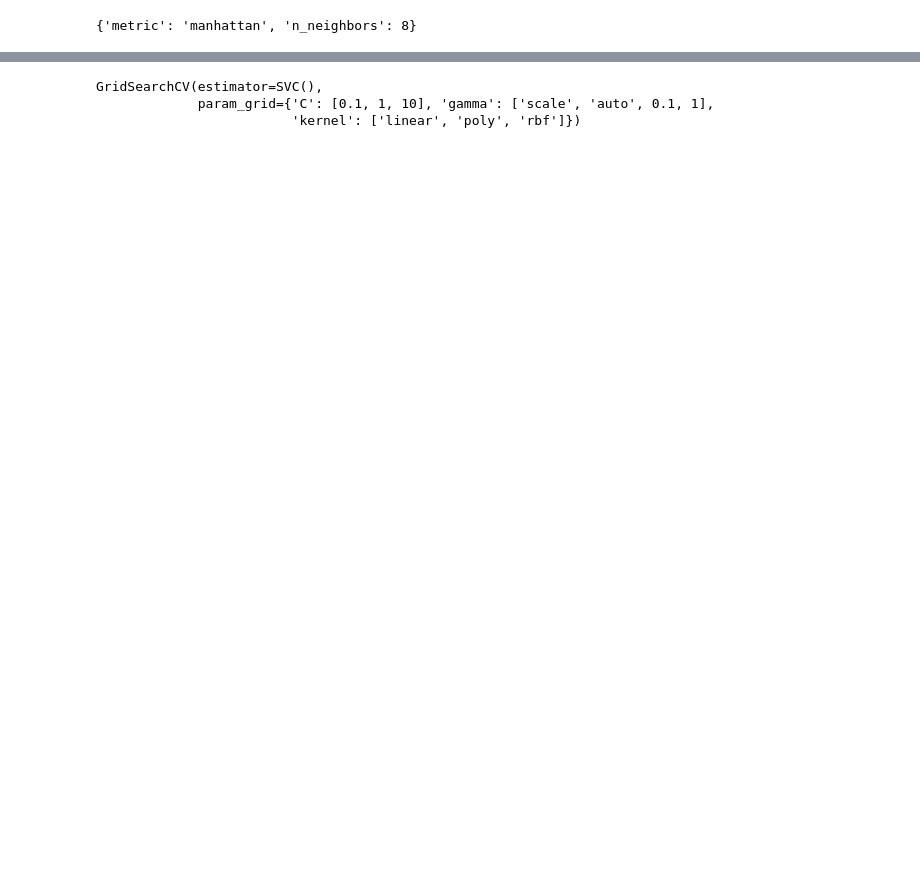
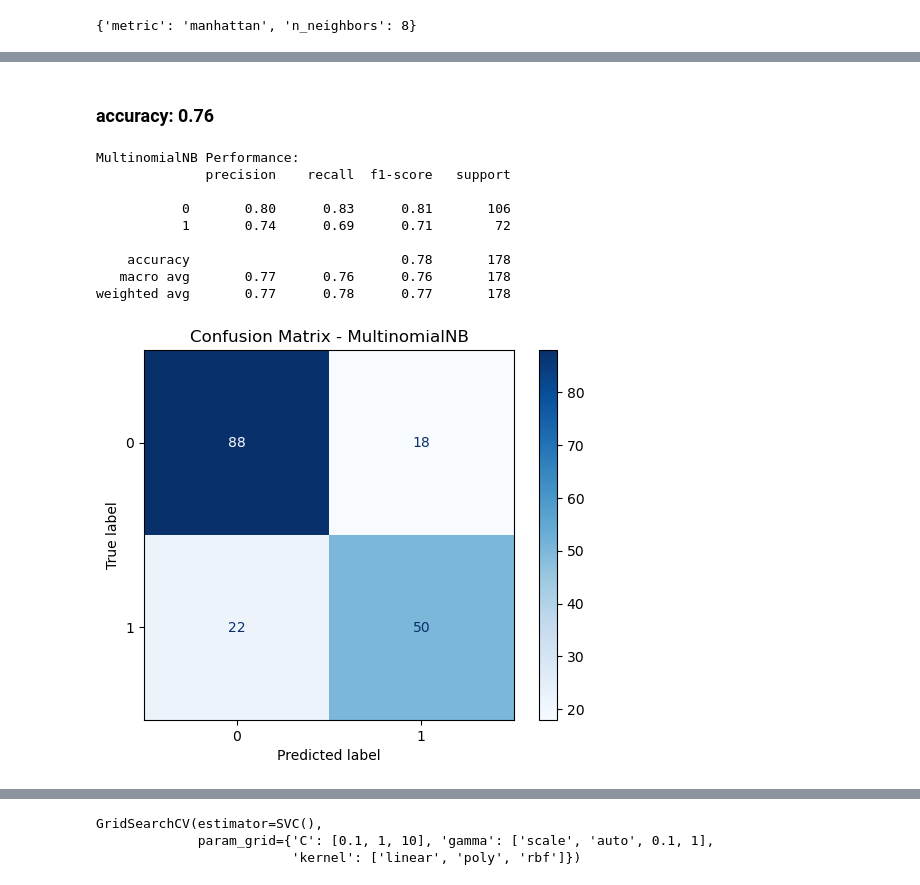
Before and after one commit to El3omda1st/Machine_Learning_Project_22011606, a Jupyter notebook: ML2.ipynb, the cells around one changed output, grey strips where cells are left out. Drawn from its saved outputs; the diff is of its cells as text; code cells hidden in the pictures; blank space fills up the shorter version.

```diff
--- a/ML2.ipynb
+++ b/ML2.ipynb
@@ -357,0 +403,16 @@ F1 Score: 0.7087
+# %% [markdown]
+### accuracy: 0.76
+# %%
+multinomial_nb = MultinomialNB(alpha=1.0)
+evaluate_naive_bayes(multinomial_nb, X_train_scaled, X_test_scaled, y_train, y_test, "MultinomialNB")
+# %% [output]
+MultinomialNB Performance:
+              precision    recall  f1-score   support
+
+           0       0.80      0.83      0.81       106
+           1       0.74      0.69      0.71        72
+
+    accuracy                           0.78       178
+   macro avg       0.77      0.76      0.76       178
+weighted avg       0.77      0.78      0.77       178
+[figure, added]
```
Also changed, not shown: parts of 39 cells of this notebook.
